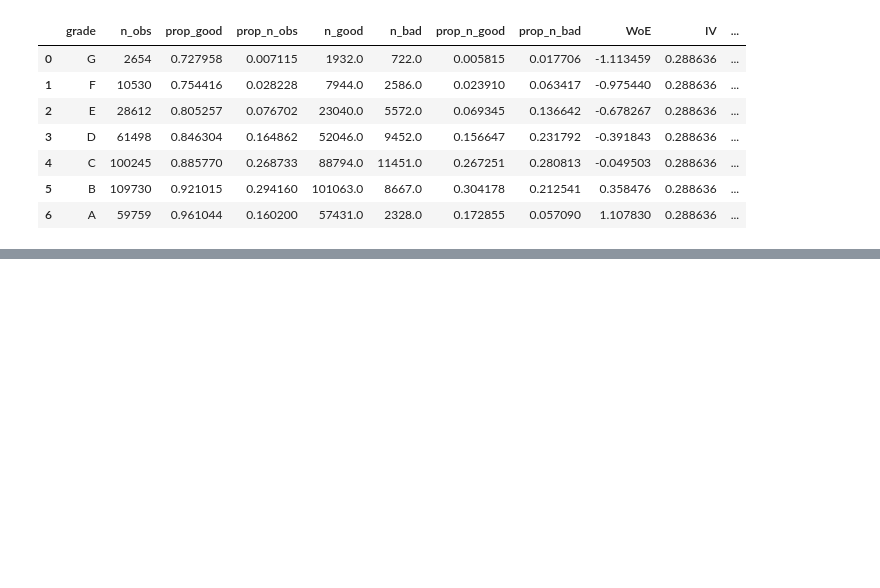
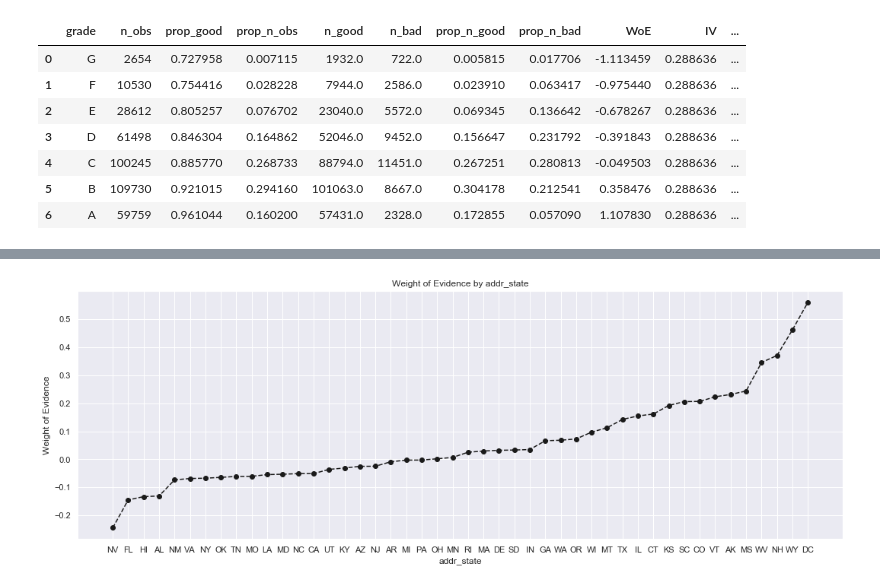
Before and after one commit to baillez/credit-risk-modelling, a Jupyter notebook: credit_risk_modelling.ipynb, the cells around one changed output, grey strips where cells are left out. Saved outputs shown, nothing was run; the diff lists cells and outputs as text; code cells hidden in the pictures; blank space fills up the shorter version.

```diff
--- a/credit_risk_modelling.ipynb
+++ b/credit_risk_modelling.ipynb
@@ -228,0 +317,5 @@ df1
+# %%
+plot_by_woe(df_temp.iloc[2: -2, : ])
+#since last two and first two rows are skewing data plot this is to better visualize the middle portion.
+# %% [output]
+[figure, added]
```
Also changed, not shown: parts of 23 cells of this notebook.
